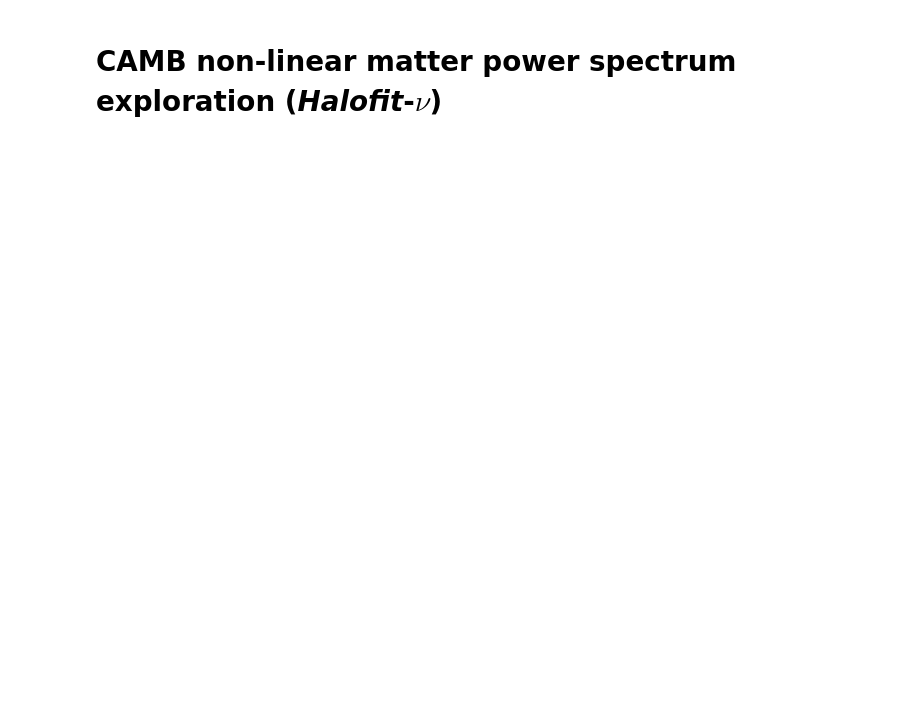
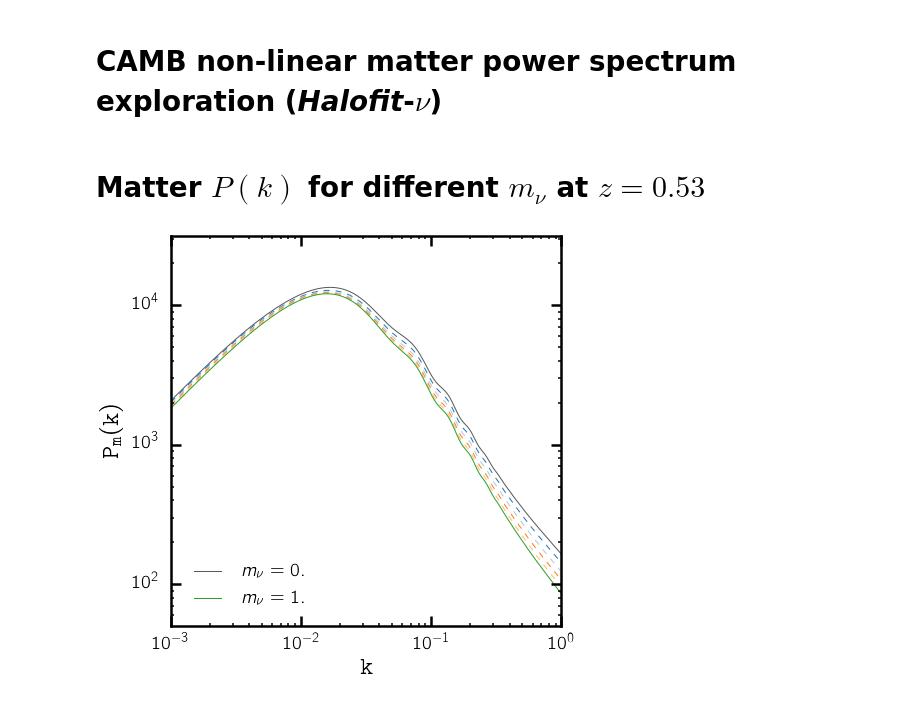
Before and after one commit to changhoonhahn/NeutPk, a Jupyter notebook: NeutPk/camb_explore.ipynb, the cells around one changed output. Cells and saved outputs as stored; diff of their text form; code cells hidden in the pictures; blank space fills up the shorter version.

Commit message:
CAMB P(k) exploration reveals there might be significant biases from fc in neutrino masses

```diff
--- a/NeutPk/camb_explore.ipynb
+++ b/NeutPk/camb_explore.ipynb
@@ -13 +15,43 @@ from ChangTools.plotting import prettycolors
+# %% [markdown]
+# Matter $P(k)$ for different $m_\nu$ at $z = 0.53$
+# %%
+def plot_pk_mnu():
+    fig = plt.figure(figsize=(7,7))
+    sub = fig.add_subplot(111)
+    for inu, mnu in enumerate(np.arange(0.0, 1.2, 0.2)):
+        pars = camb.CAMBparams()
+        pars.set_cosmology(H0=67.5, ombh2=0.022, omch2=0.122, mnu=mnu)
+        pars.set_dark_energy() #re-set defaults
+        pars.InitPower.set_params(ns=0.965)
+        pars.set_matter_power(redshifts=[0.53], kmax=2.0) # CMASS redshift
+
+        #Non-Linear spectra (Halofit)
+        pars.NonLinear = model.NonLinear_both
+
+        #calculate results for these parameters
+        results = camb.get_results(pars)
+        label = None
+        lstyle = '--'
+        if mnu == 0.:
+            label = r"$m_\nu = 0.$"
+            lstyle = '-'
+        elif mnu == 1.:
+            label = r"$m_\nu = 1.$"
+            lstyle = '-'
+        k, z, pk = results.get_matter_power_spectrum(minkh=1e-3, maxkh=1, npoints = 200)
+
+        sub.plot(k, pk[0,:], color=pretty_colors[inu % 20], label=label, ls=lstyle)
+
+    sub.set_xscale('log')
+    sub.set_xlim([10**-3, 10**0])
+    sub.set_xlabel('$\mathtt{k}$', fontsize=25)
+    sub.set_yscale('log')
+    sub.set_ylim([10**1.7, 10**4.5])
+    sub.set_ylabel('$\mathtt{P_m(k)}$', fontsize=25)
+
+    sub.legend(loc = 'lower left')
+# %%
+plot_pk_mnu()
+# %% [output]
+[figure, added]
 # %%
```
Also changed, not shown: parts of 7 cells of this notebook.
